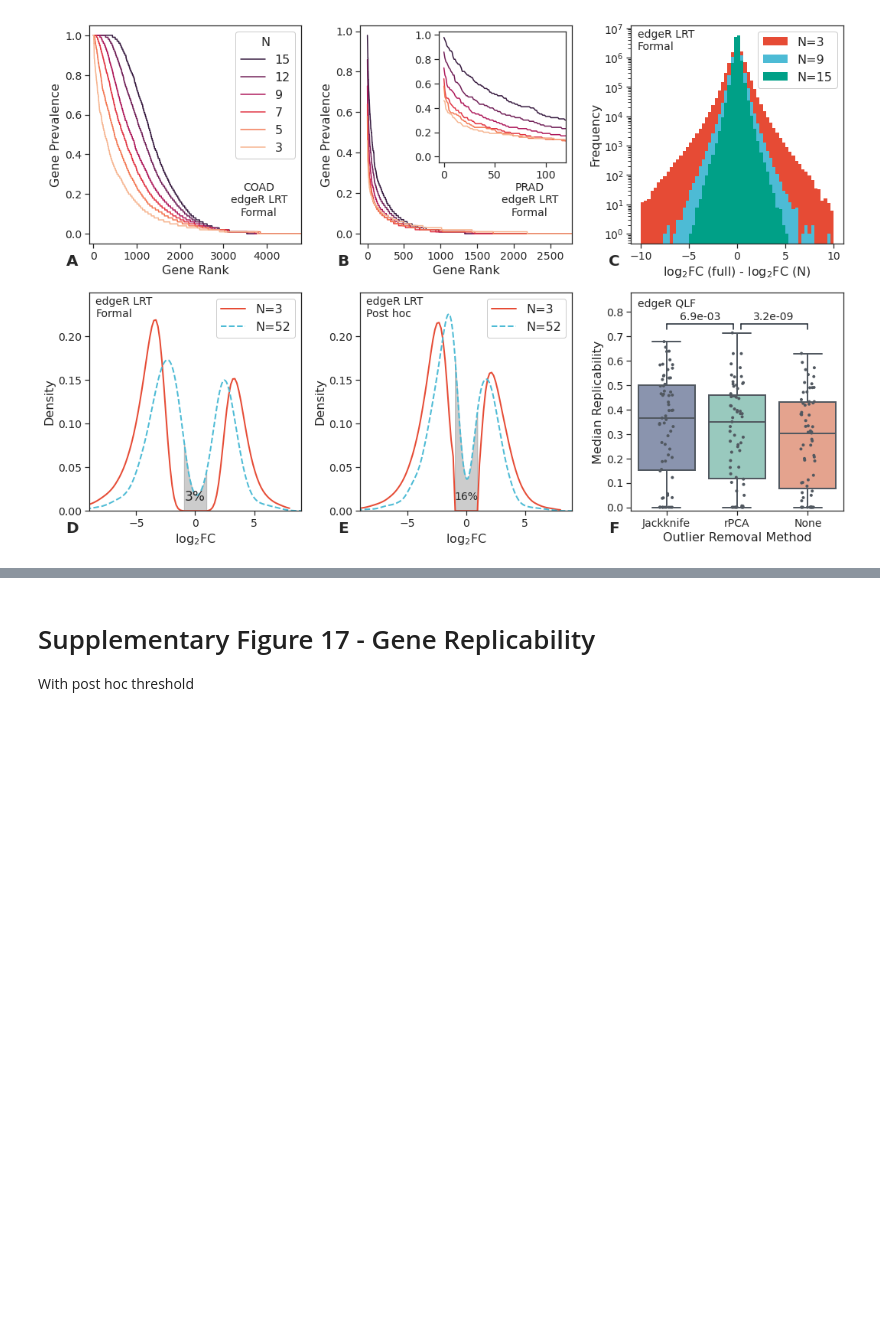
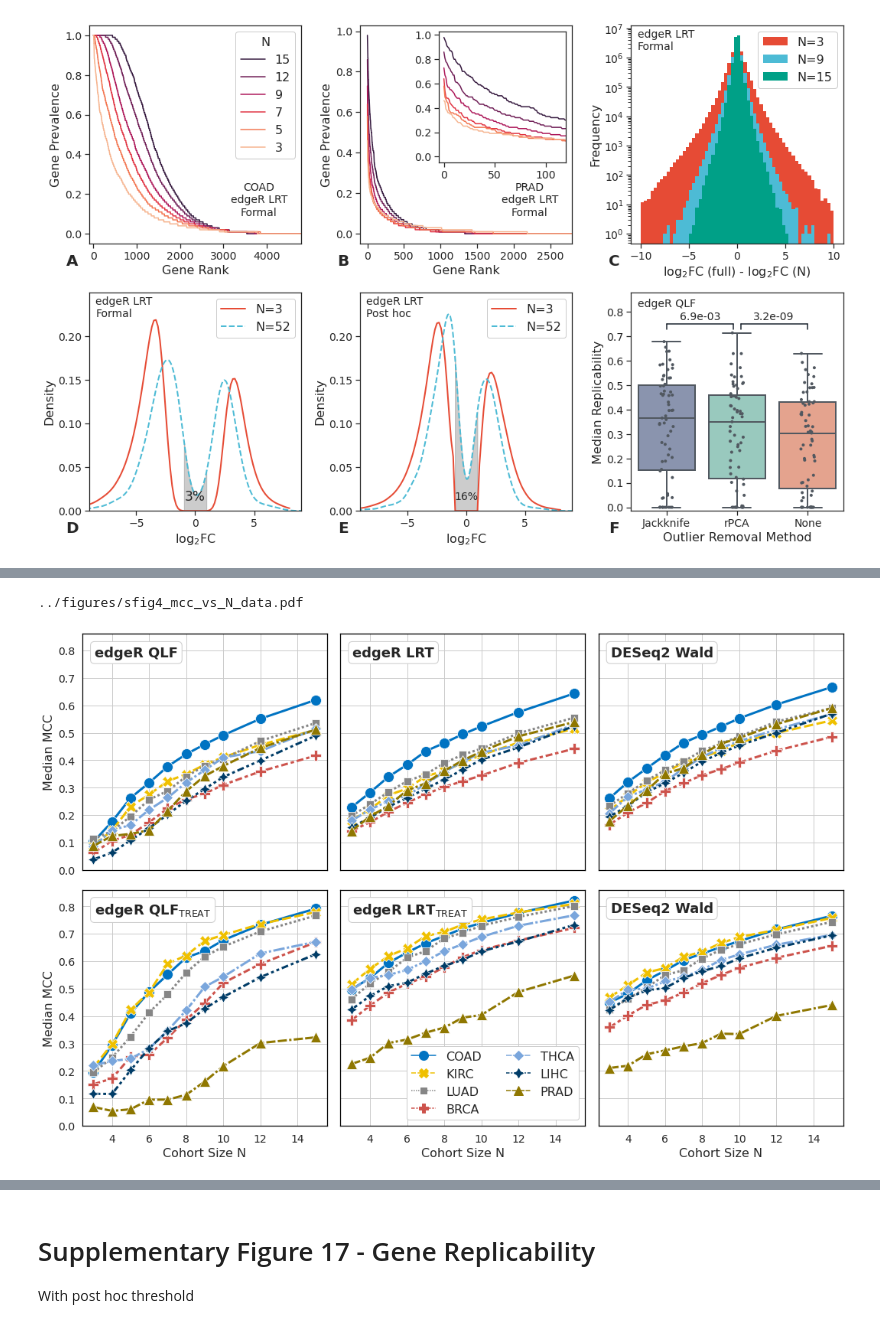
Before and after one commit to pdegen/RNASeqReplicability, a Jupyter notebook: notebooks/figures.ipynb, the cells around one changed output, grey strips where cells are left out. Saved outputs shown, nothing was run; the diff lists cells and outputs as text; code cells hidden in the pictures; blank space fills up the shorter version.

```diff
--- a/notebooks/figures.ipynb
+++ b/notebooks/figures.ipynb
@@ -1036,0 +1166,50 @@ print(figpath)
+# %%
+#met = "deg"
+#met = "rep"
+met = "mcc"
+
+fig, ax = plt.subplots(2,3, figsize=(15,10), sharey=True if met != "deg" else "row", sharex=True)
+palette = np.array(jco)
+
+deas = ["edgeR QLF","edgeR LRT","DESeq2 Wald"]
+logFC = 0
+fdr = 0.05
+
+prettymet = "MCC" if met == "mcc" else ("Recall" if met == "rec" else ("Precision" if met == "prec" else ("#DEG" if met == "deg" else "Replicability")))
+
+order_rep = np.array(["COAD","KIRC","LUAD","BRCA","THCA","LIHC","PRAD"])
+def kf(x):
+    return np.where(order_rep==x)[0][0]
+
+for i, dea in enumerate(deas):
+    for logFC in [0,1]:
+
+        a = ax[logFC][i]
+        c = combined_td if logFC == 0 else combined_td2
+        c = c[(c["Out"]=="None") & (c["logFC"]==logFC) & (c["FDR"]==fdr)]
+        c = c.sort_values(by=['Data'], key=lambda col: col.map(kf))
+        cc = c[c["DEA"]==dea]
+
+        sns.lineplot(data=cc, x="N", y=f"median_{met}", hue="Data", style="Data", markers=True, ax=a, palette=palette,lw=3,ms=14)
+
+        legend_ax = ax[1][1] if met == "mcc" else ax[0][2]
+        if a == legend_ax:
+            a.legend(loc='lower right',framealpha=1,title=None,ncol=2,markerscale=2)
+        else:
+            a.legend([],[], frameon=False)
+
+        dea_print = rf"{dea}$_\mathrm{{TREAT}}$" if dea != "DESeq2 Wald" and logFC == 1 else dea
+
+        a.text(0.05, 0.95, dea_print, ha='left', va='top', transform=a.transAxes, bbox=bbox, fontsize=18, weight="bold")
+
+for a in ax: a[0].set_ylabel(f"Median {prettymet}")
+for a in ax[1]: a.set_xlabel("Cohort Size N")
+
+prefix = "sfig2" if met == "deg" else "sfig3" if met == "rep" else "sfig4"
+figpath = f"../figures/{prefix}_{met}_vs_N_data.pdf"
+fig.tight_layout()
+fig.savefig(figpath)
+print(figpath)
+# %% [output]
+../figures/sfig4_mcc_vs_N_data.pdf
+[figure, added]
```
Also changed, not shown: parts of 16 cells of this notebook, 18 other files.
